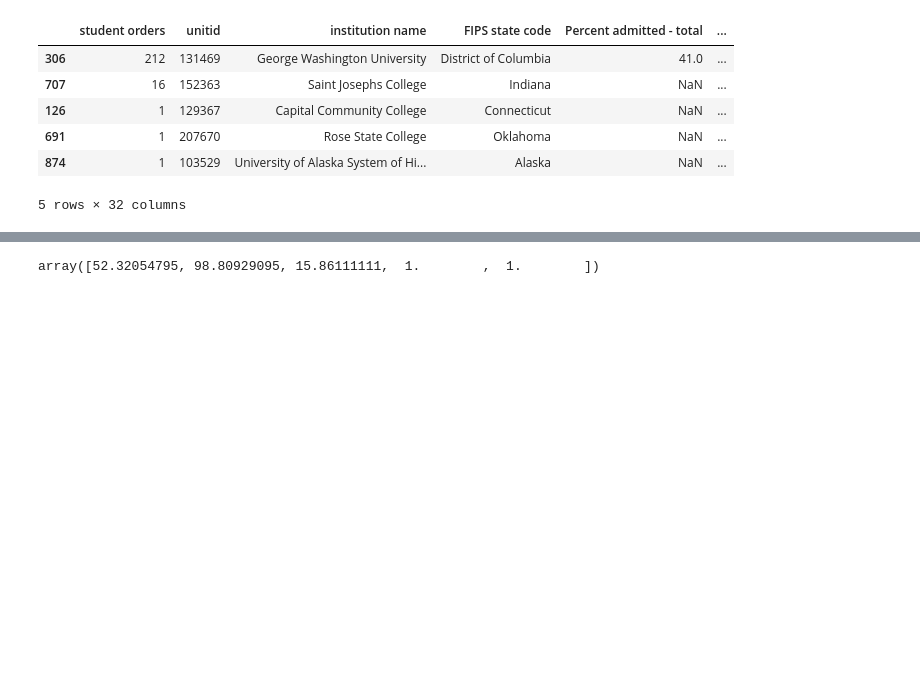
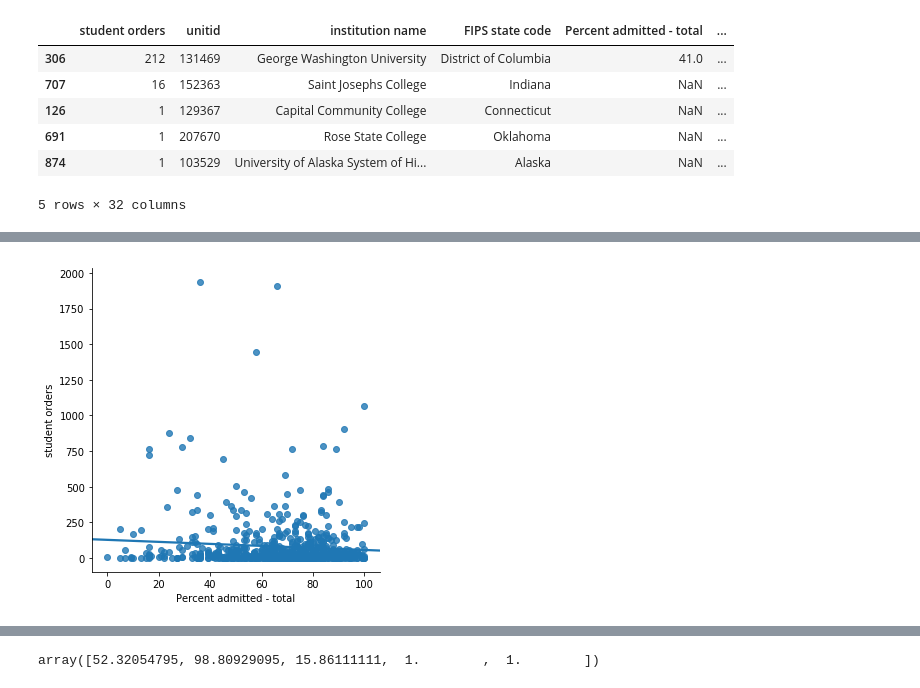
Before and after one commit to KayliBrownstein/data-science-flatworld-sales, a Jupyter notebook: institution_sales_eda.ipynb, the cells around one changed output, grey strips where cells are left out. Drawn from its saved outputs; the diff is of its cells as text; code cells hidden in the pictures; blank space fills up the shorter version.

```diff
--- a/institution_sales_eda.ipynb
+++ b/institution_sales_eda.ipynb
@@ -277,0 +292,4 @@ institutions.sample(n=10, random_state=1)
+# %%
+sns.lmplot(x='Percent admitted - total', y='student orders', data=institutions, ci=None);
+# %% [output]
+[figure, added]
```
Also changed, not shown: parts of 12 cells of this notebook.
